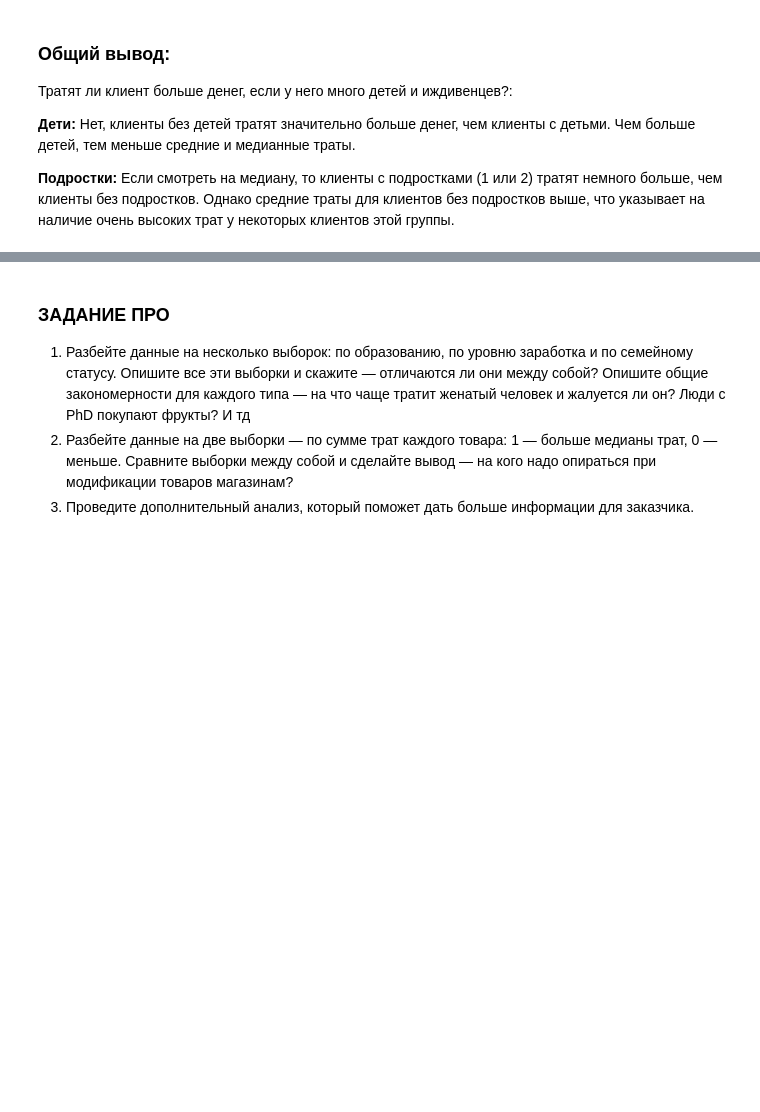
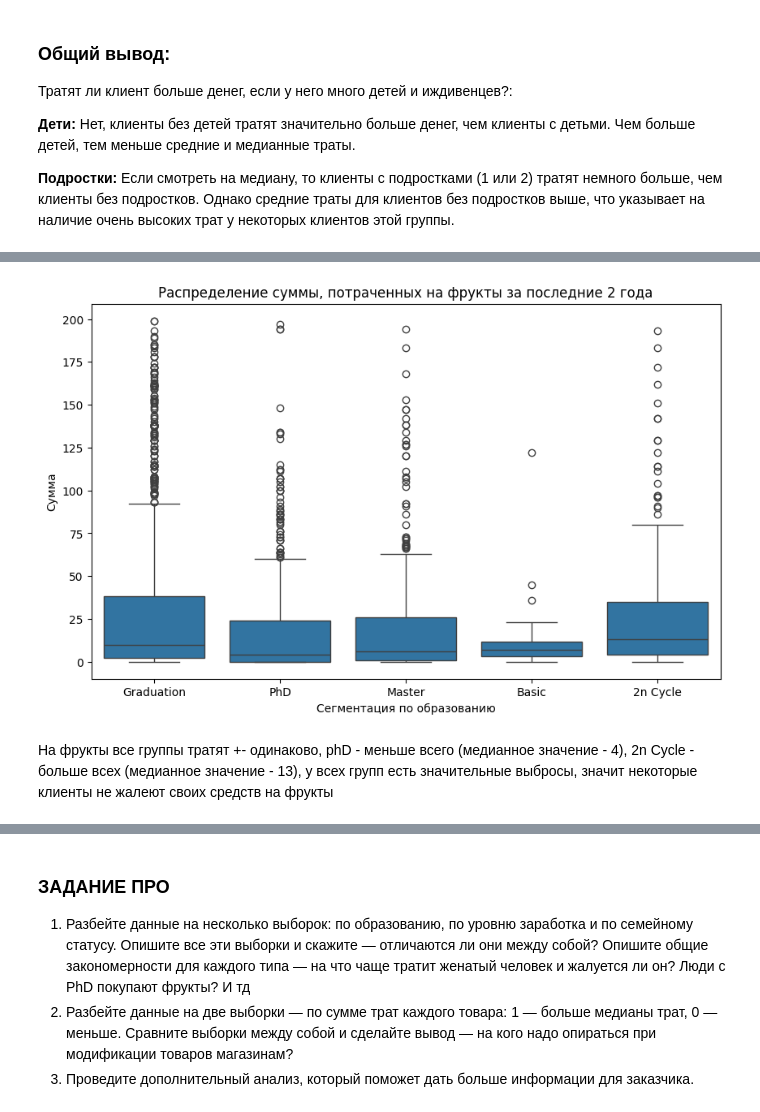
Before and after one commit to AlexeyOrehov/homework, a Jupyter notebook: home_work_1.9/1.9 1_RAZDEL_PRO_forstud.ipynb, the cells around one changed output, grey strips where cells are left out. Cells and saved outputs as stored; diff of their text form; code cells hidden in the pictures; blank space fills up the shorter version.

```diff
--- a/home_work_1.9/1.9 1_RAZDEL_PRO_forstud.ipynb
+++ b/home_work_1.9/1.9 1_RAZDEL_PRO_forstud.ipynb
@@ -974,0 +1030,11 @@ __Подростки:__ Если смотреть на медиану, то кл
+# %%
+plt.figure(figsize=(10, 6))
+sns.boxplot(data=df_modify, x='education', y='mntfruits')
+plt.title('Распределение суммы, потраченных на фрукты за последние 2 года')
+plt.xlabel('Сегментация по образованию')
+plt.ylabel('Сумма')
+plt.show()
+# %% [output]
+[figure, added]
+# %% [markdown]
+На фрукты все группы тратят +- одинаково, phD - меньше всего (медианное значение - 4), 2n Cycle - больше всех (медианное значение - 13), у всех групп есть значительные выбросы, значит некоторые клиенты не жалеют своих средств на фрукты
```
Also changed, not shown: parts of 20 cells of this notebook.
